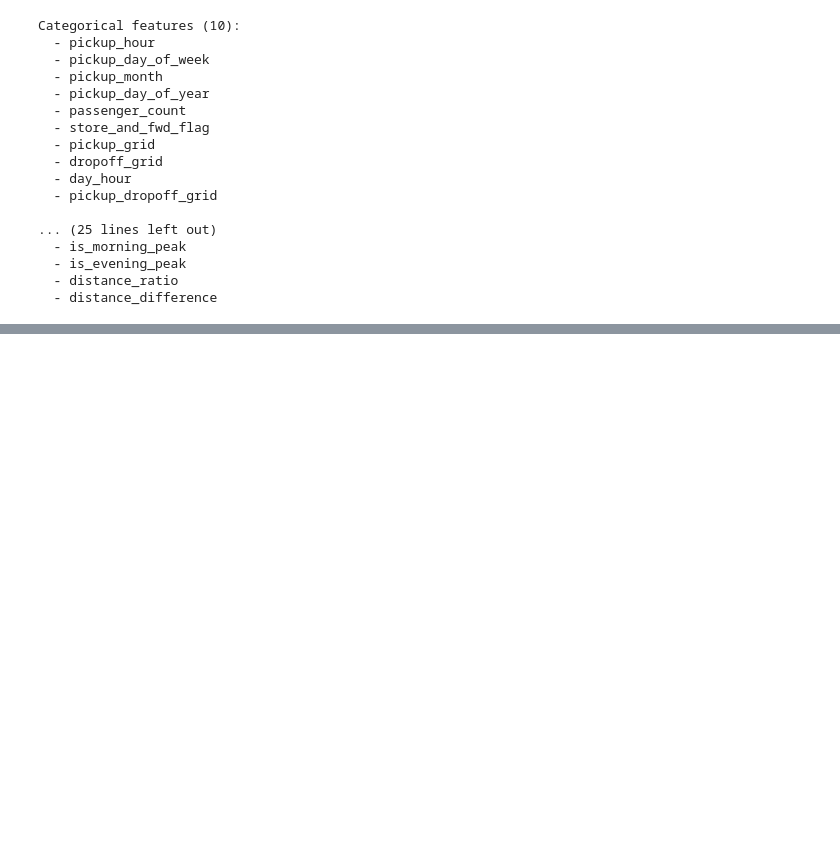
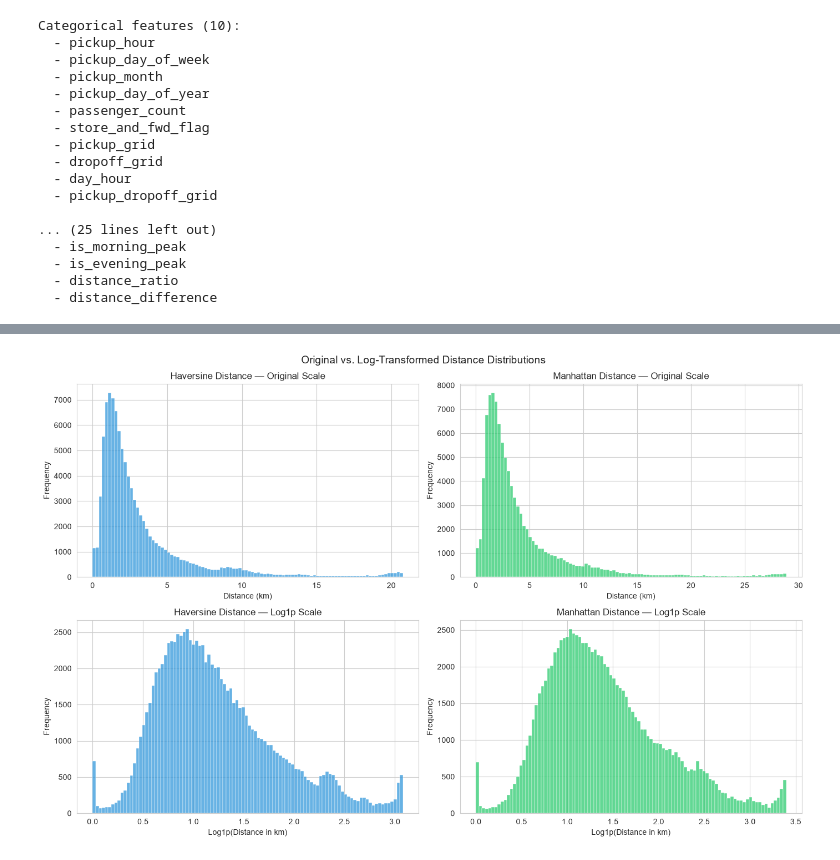
Before and after one commit to mohamedelsayed177/taxi-trip-duration, a Jupyter notebook: notebook/EDA.ipynb, the cells around one changed output, grey strips where cells are left out. Cells and saved outputs as stored; diff of their text form; code cells hidden in the pictures; blank space fills up the shorter version.

```diff
--- a/notebook/EDA.ipynb
+++ b/notebook/EDA.ipynb
@@ -791,0 +948,4 @@ The purpose of this section is to describe patterns, investigate hypotheses, and
+# %%
+plot_distance_log_scaling(df)
+# %% [output]
+[figure, added]
```
Also changed, not shown: parts of 71 cells of this notebook, 2 other files.
